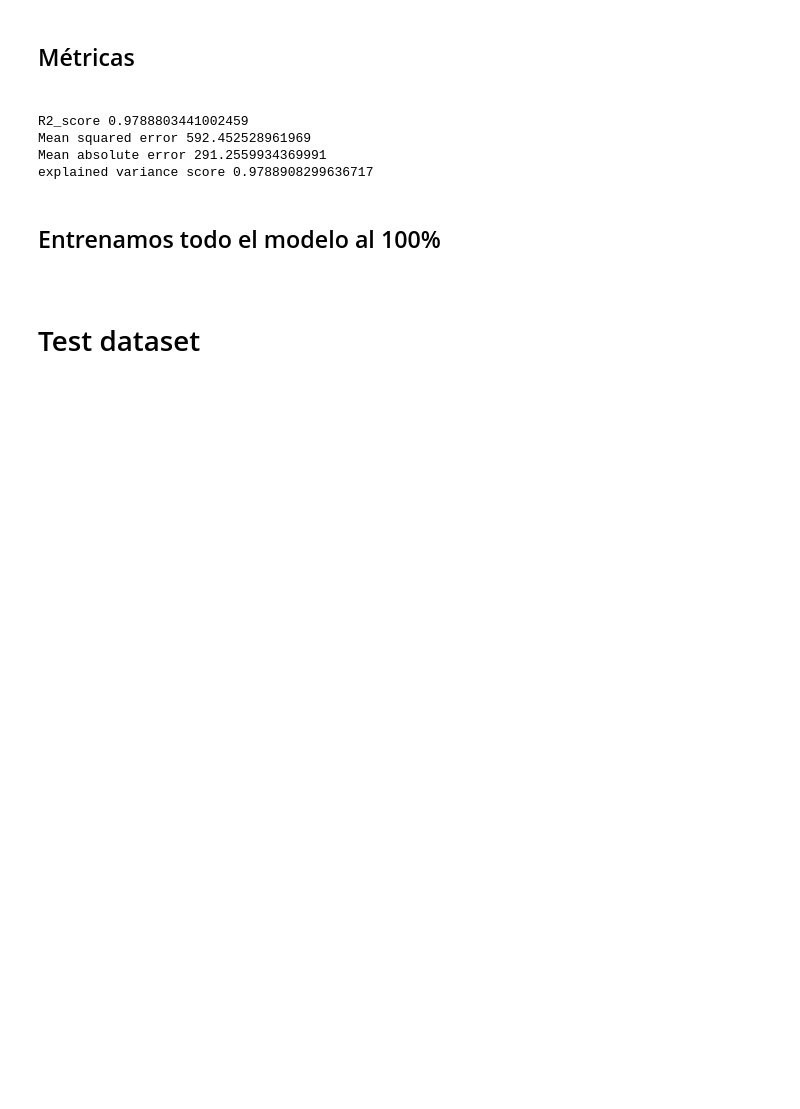
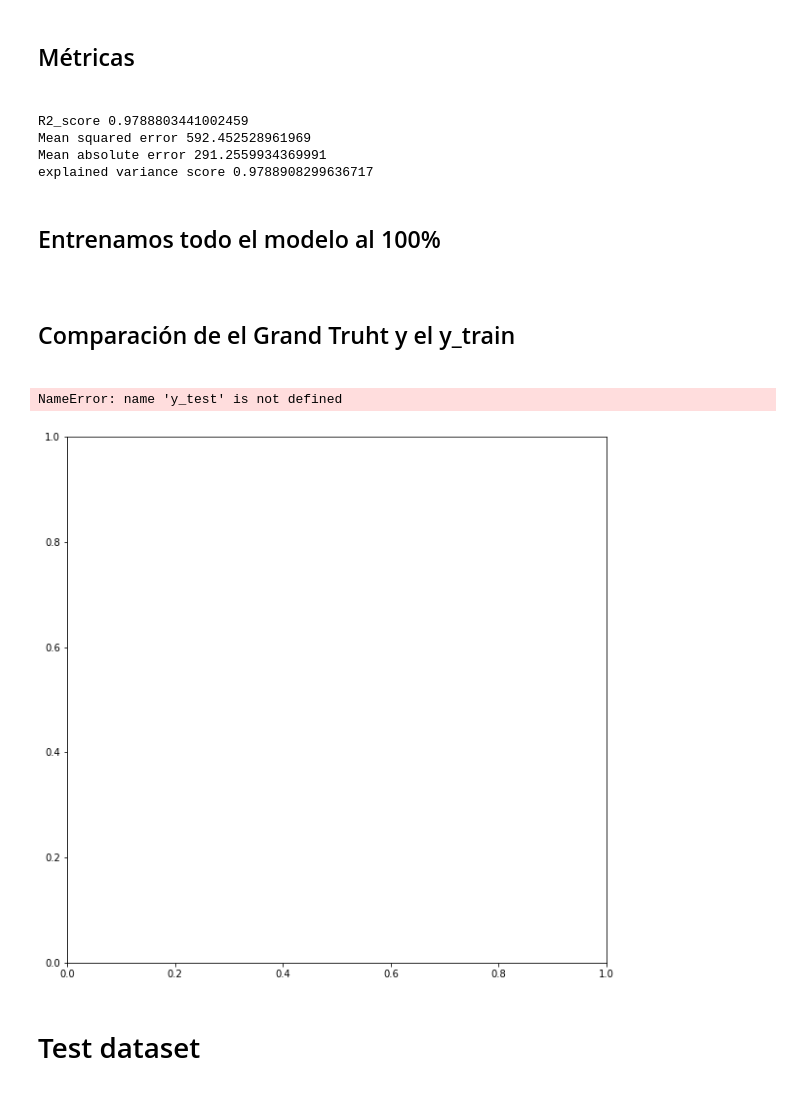
Before and after one commit to Joycelili/Diamonts-Project, a Jupyter notebook: ExtraTreesRegressor.ipynb, the cells around one changed output. Saved outputs shown, nothing was run; the diff lists cells and outputs as text; code cells hidden in the pictures; blank space fills up the shorter version.

```diff
--- a/ExtraTreesRegressor.ipynb
+++ b/ExtraTreesRegressor.ipynb
@@ -70,5 +15,5 @@ dtype: object
 # %%
-train_dummies=pd.get_dummies(train_dataset)
+train_dummies = pd.read_csv("output/train_clean.csv",index_col=0)
 train_dummies.head()
 # %% [output]
 |  | id | carat | depth | table | x | y | z | price | cut_Fair | cut_Good | ... | ... |
@@ -111,6 +56,19 @@ explained variance score 0.9788908299636717
 <h2>Entrenamos todo el modelo al 100%<h2>
 # %%
 model.fit(X, y)
+# %% [markdown]
+<h2>Comparación de el Grand Truht y el y_train<h2>
+# %%
+fig, ax = plt.subplots(figsize=(10,10))
+ax.scatter(y_test, y_pred, edgecolors='green')
+ax.plot([y_test.min(), y_test.max()], [y_test.min(), y_test.max()], 'k--', lw=4)
+ax.set_xlabel('Test')
+ax.set_ylabel('Predicted')
+ax.set_title("Tested vs Predicted")
+plt.show()
+# %% [output]
+NameError: name 'y_test' is not defined
+[figure, added]
 # %% [markdown]
 <h1>Test dataset<h1>
 # %%
```
Also changed, not shown: parts of 16 cells of this notebook, 12 other files.
